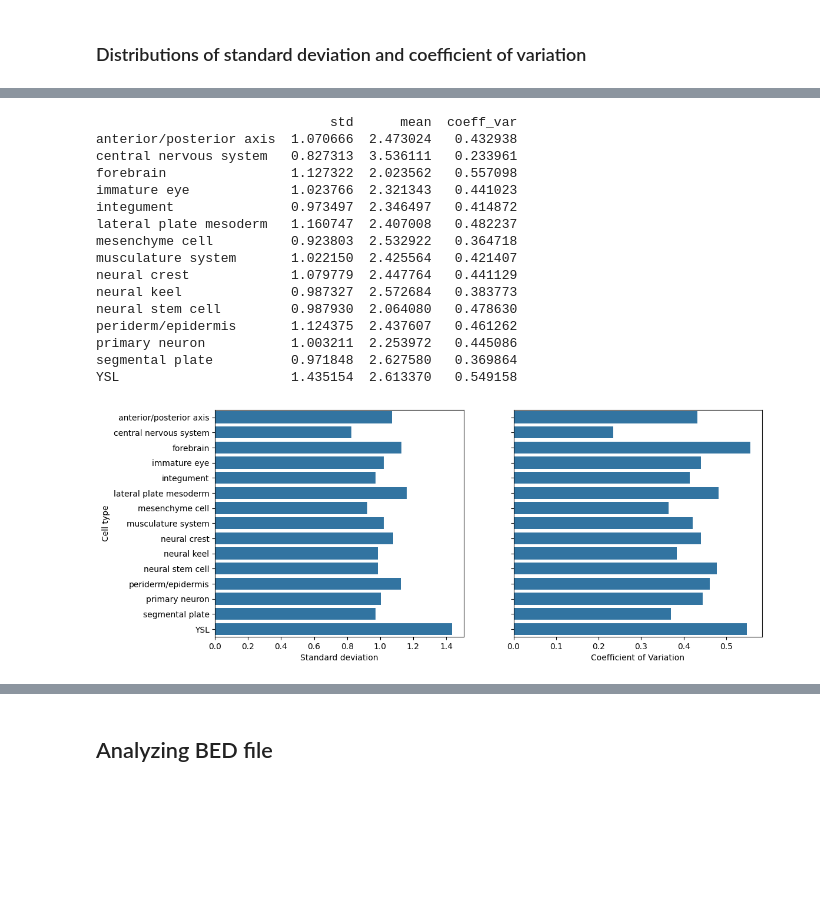
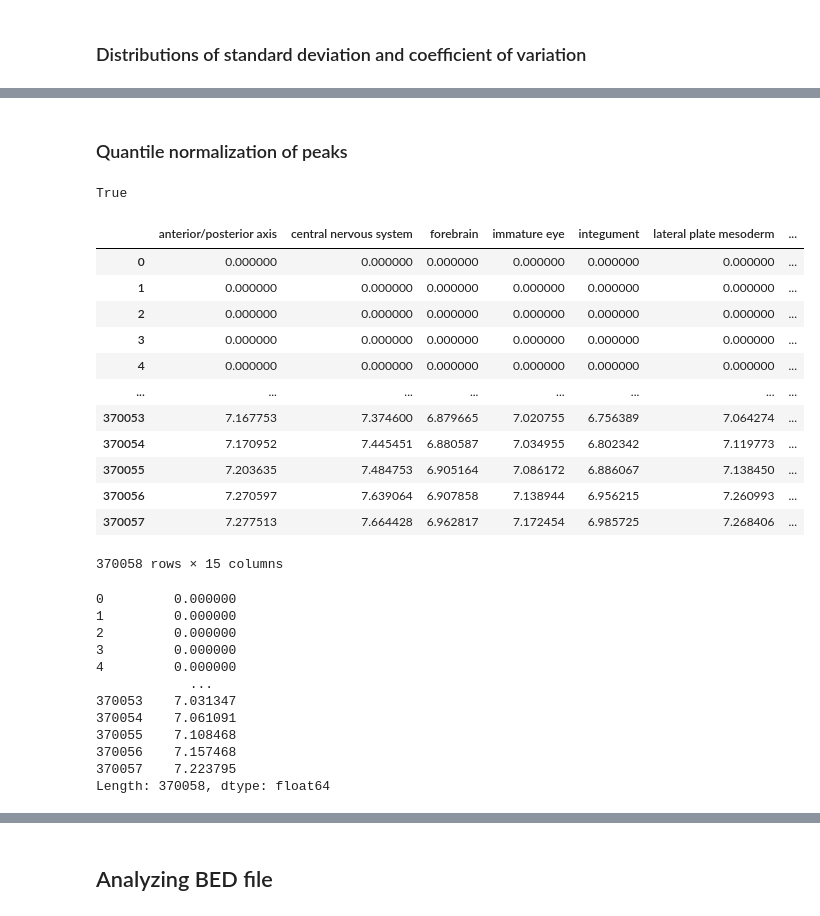
Before and after one commit to victornemenike/neural-crest-deep-learning, a Jupyter notebook: notebooks/atac_seq_analysis.ipynb, the cells around one changed output, grey strips where cells are left out. Cells and saved outputs as stored; diff of their text form; code cells hidden in the pictures; blank space fills up the shorter version.

```diff
--- a/notebooks/atac_seq_analysis.ipynb
+++ b/notebooks/atac_seq_analysis.ipynb
@@ -160,33 +74,2 @@ plt.show()
-# %%
-stats_2 = peaks.describe().loc[['std', 'mean']]
-stats_2 = stats_2.T
-stats_2['coeff_var'] = stats_2['std']/stats_2['mean']
-stats_2.columns = ['std', 'mean', 'coeff_var']
-print(stats_2)
-# %% [output]
-                              std      mean  coeff_var
-anterior/posterior axis  1.070666  2.473024   0.432938
-central nervous system   0.827313  3.536111   0.233961
-forebrain                1.127322  2.023562   0.557098
-immature eye             1.023766  2.321343   0.441023
-integument               0.973497  2.346497   0.414872
-lateral plate mesoderm   1.160747  2.407008   0.482237
-mesenchyme cell          0.923803  2.532922   0.364718
-musculature system       1.022150  2.425564   0.421407
-neural crest             1.079779  2.447764   0.441129
-neural keel              0.987327  2.572684   0.383773
-neural stem cell         0.987930  2.064080   0.478630
-periderm/epidermis       1.124375  2.437607   0.461262
-primary neuron           1.003211  2.253972   0.445086
-segmental plate          0.971848  2.627580   0.369864
-YSL                      1.435154  2.613370   0.549158
-# %%
-fig, (ax1, ax2) = plt.subplots(1, 2, figsize = (12, 5), sharey = True)
-sns.barplot(stats_2, y = stats_2.index, x = 'std', ax = ax1)
-sns.barplot(stats_2, y = stats_2.index, x = 'coeff_var', ax = ax2)
-ax1.set_ylabel('Cell type')
-ax1.set_xlabel('Standard deviation')
-ax2.set_xlabel('Coefficient of Variation')
-plt.show()
-# %% [output]
-[figure, removed]
+# %% [markdown]
+### Quantile normalization of peaks
@@ -192,0 +78,37 @@ plt.show()
+# %%
+peaks.columns.is_unique
+# %% [output]
+True
+# %%
+df_sorted = pd.DataFrame(np.sort(peaks.values, axis=0), index=peaks.index, columns=peaks.columns)
+df_sorted
+# %% [output]
+|  | anterior/posterior axis | central nervous system | forebrain | immature eye | integument | lateral plate mesoderm | ... |
+| 0 | 0.000000 | 0.000000 | 0.000000 | 0.000000 | 0.000000 | 0.000000 | ... |
+| 1 | 0.000000 | 0.000000 | 0.000000 | 0.000000 | 0.000000 | 0.000000 | ... |
+| 2 | 0.000000 | 0.000000 | 0.000000 | 0.000000 | 0.000000 | 0.000000 | ... |
+| 3 | 0.000000 | 0.000000 | 0.000000 | 0.000000 | 0.000000 | 0.000000 | ... |
+| 4 | 0.000000 | 0.000000 | 0.000000 | 0.000000 | 0.000000 | 0.000000 | ... |
+| ... | ... | ... | ... | ... | ... | ... | ... |
+| 370053 | 7.167753 | 7.374600 | 6.879665 | 7.020755 | 6.756389 | 7.064274 | ... |
+| 370054 | 7.170952 | 7.445451 | 6.880587 | 7.034955 | 6.802342 | 7.119773 | ... |
+| 370055 | 7.203635 | 7.484753 | 6.905164 | 7.086172 | 6.886067 | 7.138450 | ... |
+| 370056 | 7.270597 | 7.639064 | 6.907858 | 7.138944 | 6.956215 | 7.260993 | ... |
+| 370057 | 7.277513 | 7.664428 | 6.962817 | 7.172454 | 6.985725 | 7.268406 | ... |
+370058 rows × 15 columns
+# %%
+df_mean = df_sorted.mean(axis=1)
+df_mean
+# %% [output]
+0         0.000000
+1         0.000000
+2         0.000000
+3         0.000000
+4         0.000000
+            ...
+370053    7.031347
+370054    7.061091
+370055    7.108468
+370056    7.157468
+370057    7.223795
+Length: 370058, dtype: float64
```
Also changed, not shown: parts of 16 cells of this notebook, 1 other file.
